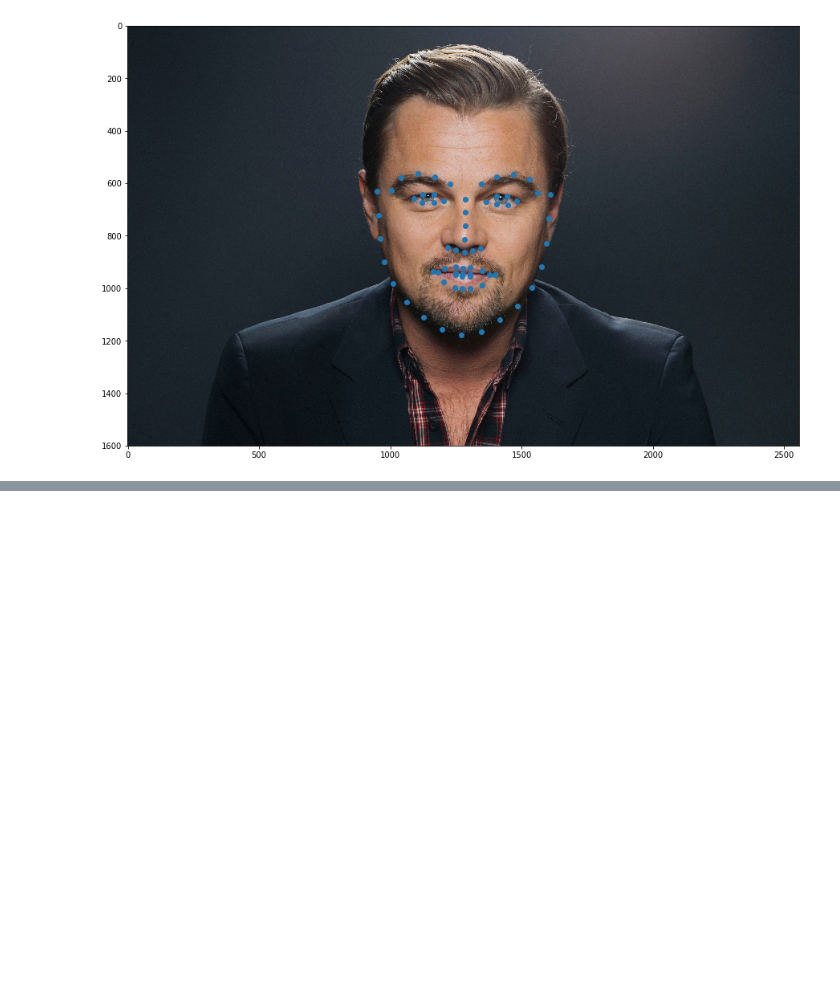
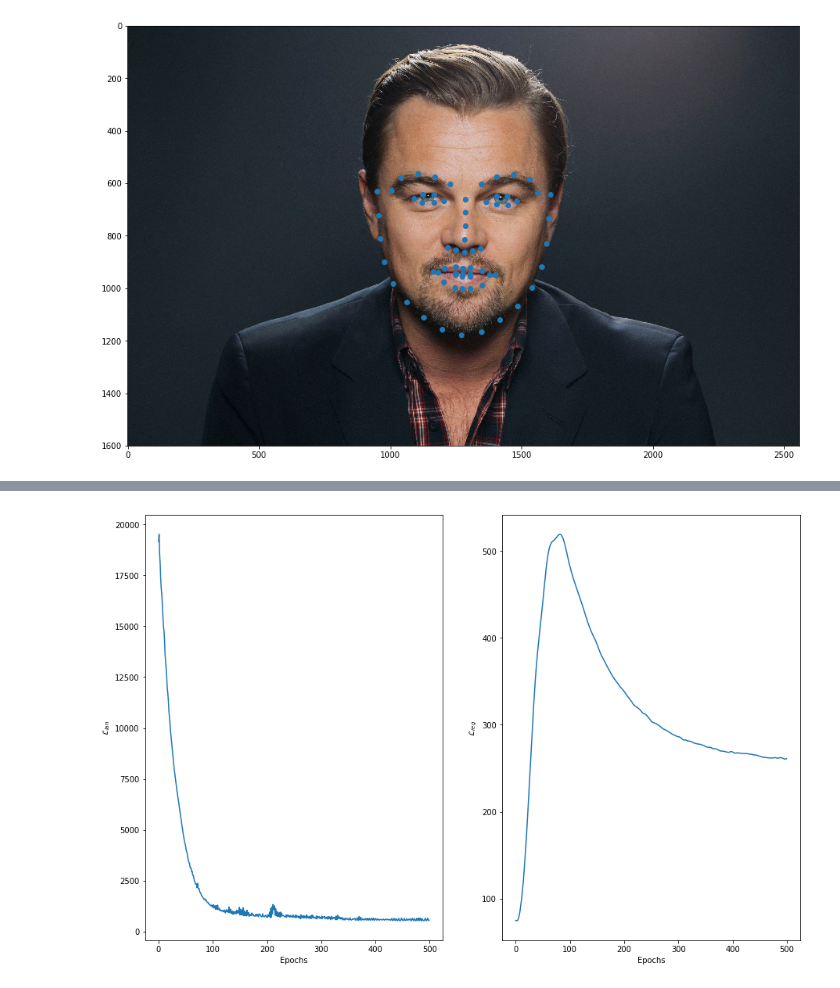
Before and after one commit to vincentwen1995/Computer-Vision-2, a Jupyter notebook: Assignment3/from4.ipynb, the cells around one changed output, grey strips where cells are left out. Cells and saved outputs as stored; diff of their text form; code cells hidden in the pictures; blank space fills up the shorter version.

```diff
--- a/Assignment3/from4.ipynb
+++ b/Assignment3/from4.ipynb
@@ -167,3 +232,17 @@ Epoch: 499, L_landmark: 2096.089, L_regularizer: 1720.986
+# %%
+fig = plt.figure(figsize= (15, 10))
+plt.subplot(1, 2, 1)
+plt.plot(np.arange(epochs), losses_land)
+plt.xlabel('Epochs')
+plt.ylabel('$\mathcal{L}_{l a n}$')
+plt.subplot(1, 2, 2)
+plt.plot(np.arange(epochs), losses_reg)
+plt.xlabel('Epochs')
+plt.ylabel('$\mathcal{L}_{r e g}$')
+plt.show()
+fig.savefig('results/losses_uniform_{}.png'.format(str(uni).replace('.', '_')))
+# %% [output]
+[figure, added]
 # %%
 fig = plt.figure(figsize = (15,10))
 plt.imshow(face_image)
```
Also changed, not shown: parts of 7 cells of this notebook, 22 other files.
